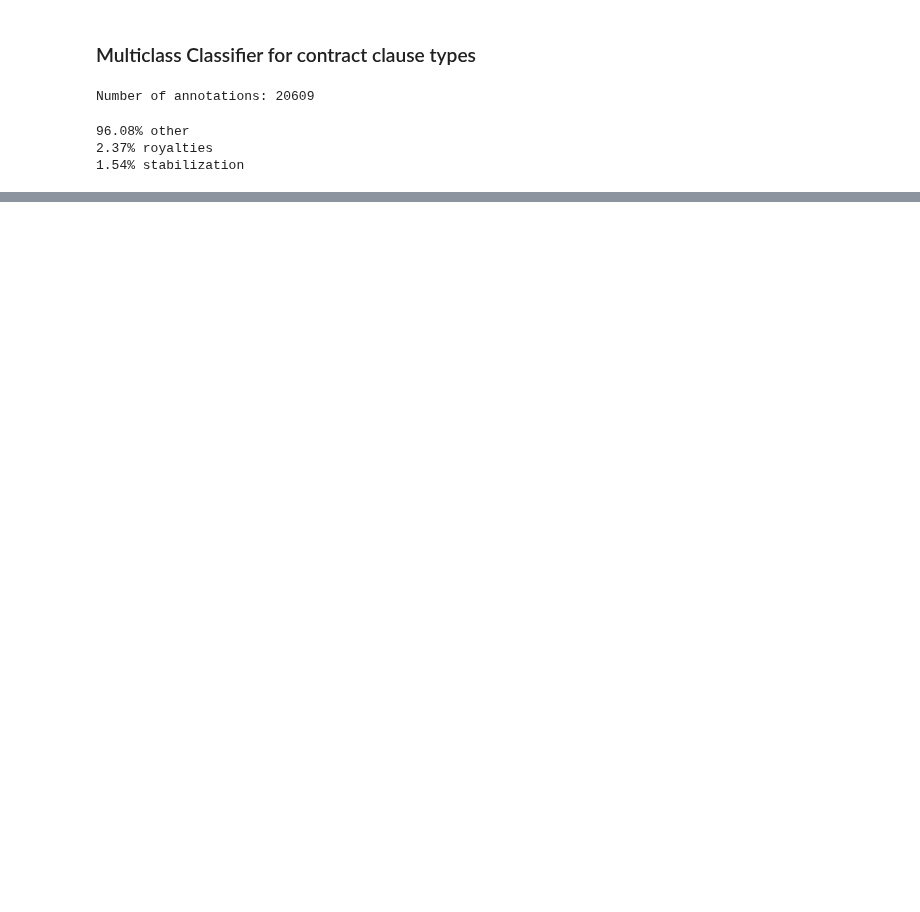
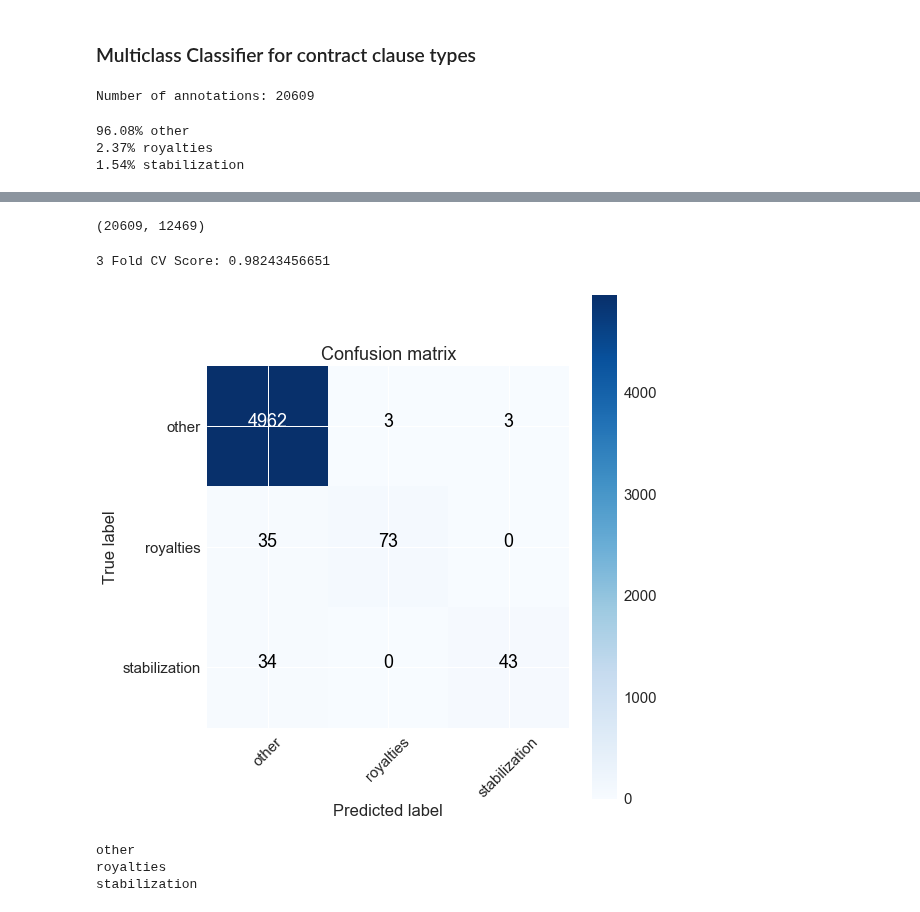
Before and after one commit to datakind/NRGI_Extractives_Contract_Toolkit, a Jupyter notebook: 6c_Annotation_Tag_Multiclass_Classifier.ipynb, the cells around one changed output, grey strips where cells are left out. Cells and saved outputs as stored; diff of their text form; code cells hidden in the pictures; blank space fills up the shorter version.

Commit message:
multiclass results

```diff
--- a/6c_Annotation_Tag_Multiclass_Classifier.ipynb
+++ b/6c_Annotation_Tag_Multiclass_Classifier.ipynb
@@ -41,13 +40,14 @@ n_folds = 3
 # %%
 # Languages must be supported by NLTK Snowball Stemmer and stopwords
 languages = ['english','french','spanish','italian','portuguese','dutch','swedish']
-language_codes = pd.read_csv('http://data.okfn.org/data/core/language-codes/r/language-codes.csv')
+s = requests.get('http://data.okfn.org/data/core/language-codes/r/language-codes.csv').content
+language_codes = pd.read_csv(io.StringIO(s.decode('utf-8')))
 language_codes.columns = ['language_code','Language']
 # %%
 model = OneVsRestClassifier(RandomForestClassifier(
-                                                    n_estimators=50,
+                                                    n_estimators=500,
                                                     max_features=.33,
-                                                    max_depth=6,
+                                                    max_depth=10,
                                                     n_jobs=-1,
                                                     oob_score=True))
 # %%
@@ -211,7 +211,7 @@ def featurize(df):
     df['Language'] = df['Language'].apply(lambda x: x.lower().split(';')[0])
     df['Language'] = df['Language'].apply(lambda x: x if x in languages else 'other')
     df['Language'].fillna('None')
-    langdummies = pd.get_dummies(df['Language'],prefix='language_')
+    langdummies = pd.get_dummies(df['Language'],prefix='language')
 
     df['CleanText_NoStop'] = df.apply(remove_stopwords,axis=1)
     df['CleanText_NoStop_Stemmed'] = df.apply(stem_words,axis=1)
@@ -241,13 +241,15 @@ tfidf_vectorizer = TfidfVectorizer(max_df= .6,
                                  stop_words=None,
                                  use_idf=True,
                                  ngram_range=(1,4))
-tfidf_matrix = tfidf_vectorizer.fit_transform(featurized_df['CleanText_NoStop_Stemmed'].values.astype('U'))
+tfidf_matrix = tfidf_vectorizer.fit_transform(annotations['CleanText_NoStop_Stemmed'].values.astype('U'))
 terms = tfidf_vectorizer.get_feature_names()
 tfidf_matrix = tfidf_matrix.todense()
 tfidf = pd.DataFrame(tfidf_matrix)
-tfidf.index = featurized_df.index
+tfidf.index = annotations.index
 tfidf.columns = terms
 print tfidf.shape
+# %% [output]
+(20609, 12469)
 # %%
 exclude = ['Source','Category','Topic','Annotation Text','CleanText','CleanText_NoStop','CleanText_NoStop_Stemmed',
            'OCID','PDF Page Number','Article Reference','MD','VBP','VBZ','VBG','VBD','VBN','other',"''"]
@@ -364,22 +293,20 @@ def plot_roc(results, class_names):
+# %%
+print str(n_folds) + ' Fold CV Score: ' + str(np.mean(cross_val_score(model, X, y, cv=n_folds)))
+model.fit(X_train, y_train)
+test_pred = model.predict(X_test)
+# %% [output]
+3 Fold CV Score: 0.98243456651
 # %%
-print str(n_folds) + ' Fold CV Score: ' + str(np.mean(cross_val_score(model, X, y, cv=n_folds)))
-model.fit(X_train, y_train)
-test_pred = model.predict(X_test)
-
-results = {}
-results['fpr'], results['tpr'], results['roc_auc'] = compute_roc_auc(y_test, test_pred, class_names)
-
 cnf_matrix = confusion_matrix(y_test, test_pred)
 np.set_printoptions(precision=2)
 
 # Plot confusion matrix
-sns.set_context(rc={"figure.figsize": (6, 6)})
+sns.set_context(rc={"figure.figsize": (8, 8)})
 plt.figure()
 plot_confusion_matrix(cnf_matrix, classes=model.classes_,
                           title='Confusion matrix')
-
-#Plot ROC Curve
-plot_roc_curve(results, model.classes_)
+# %% [output]
+[figure, added]
 # %%
 def get_feature_importances(clf,X):
     '''
@@ -400,0 +326,7 @@ display(importances.sort_values(by='Importance',ascending=False).head(20))
+# %%
+for i in model.classes_:
+    print i
+# %% [output]
+other
+royalties
+stabilization
```
Also changed, not shown: parts of 12 cells of this notebook, 2 other files.
